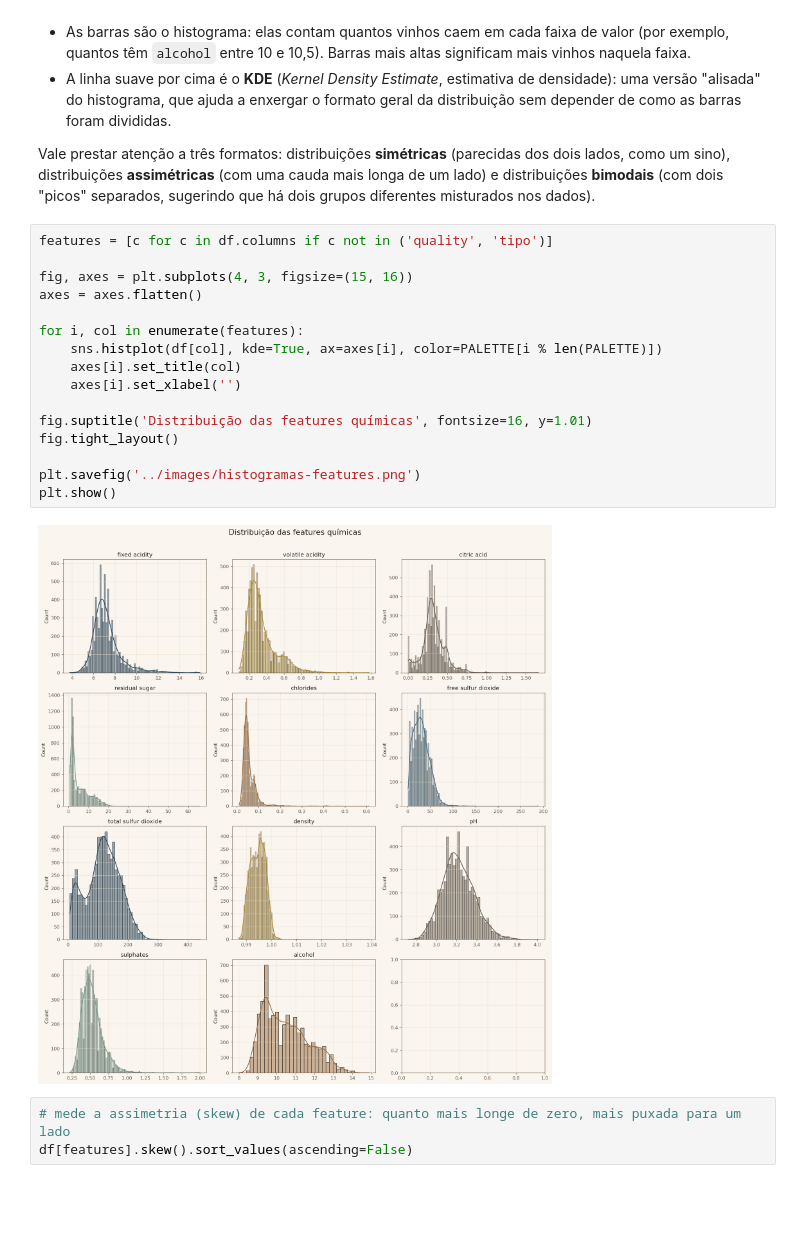
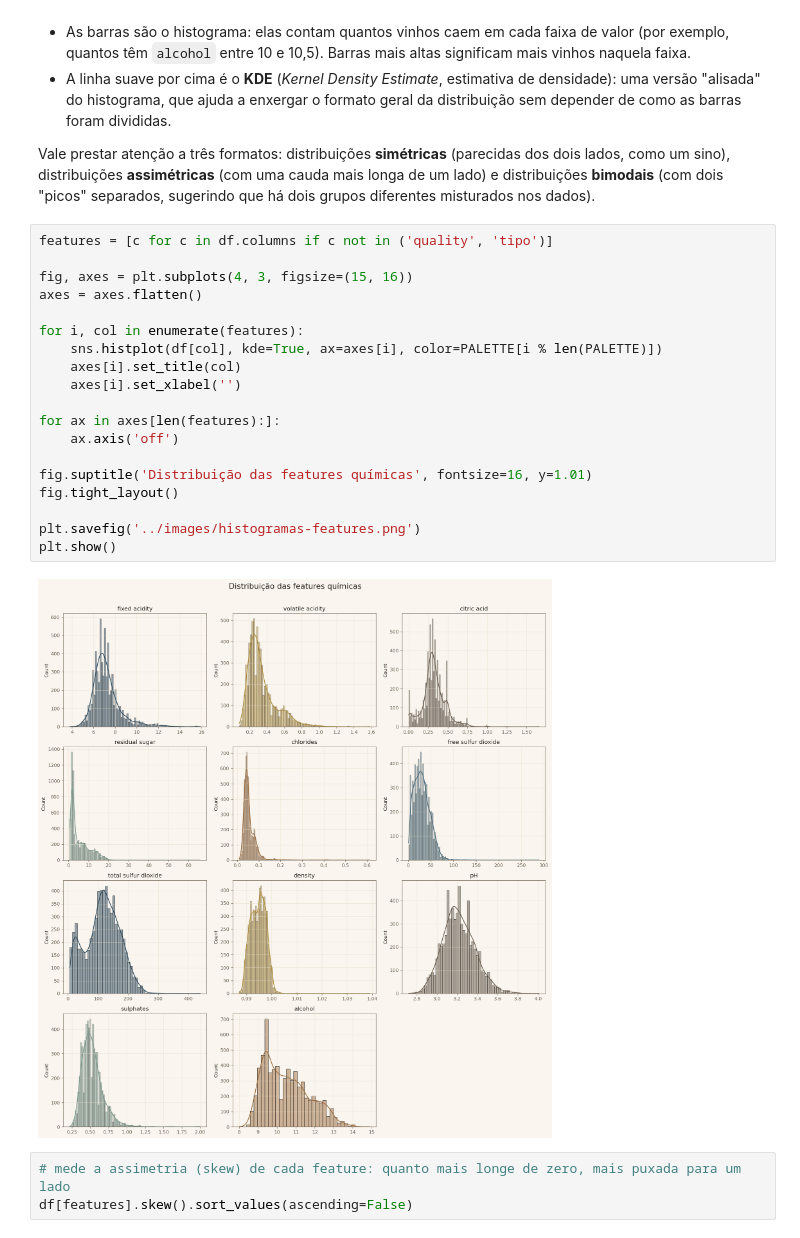
Before and after one commit to jorgelpiva/EDA-WINE-QUALITY, a Jupyter notebook: notebooks/eda-wine-quality.ipynb, the cells around one changed output. Cells and saved outputs as stored; diff of their text form; blank space fills up the shorter version.

```diff
--- a/notebooks/eda-wine-quality.ipynb
+++ b/notebooks/eda-wine-quality.ipynb
@@ -229,21 +229,24 @@ Vale prestar atenção a três formatos: distribuições **simétricas** (pareci
 # %%
 features = [c for c in df.columns if c not in ('quality', 'tipo')]
 
 fig, axes = plt.subplots(4, 3, figsize=(15, 16))
 axes = axes.flatten()
 
 for i, col in enumerate(features):
     sns.histplot(df[col], kde=True, ax=axes[i], color=PALETTE[i % len(PALETTE)])
     axes[i].set_title(col)
     axes[i].set_xlabel('')
 
+for ax in axes[len(features):]:
+    ax.axis('off')
+
 fig.suptitle('Distribuição das features químicas', fontsize=16, y=1.01)
 fig.tight_layout()
 
 plt.savefig('../images/histogramas-features.png')
 plt.show()
 # %% [output]
-[figure, old version]
+[figure, new version]
 # %%
 # mede a assimetria (skew) de cada feature: quanto mais longe de zero, mais puxada para um lado
 df[features].skew().sort_values(ascending=False)
```
Also changed, not shown: parts of 7 cells of this notebook, 4 other files.
